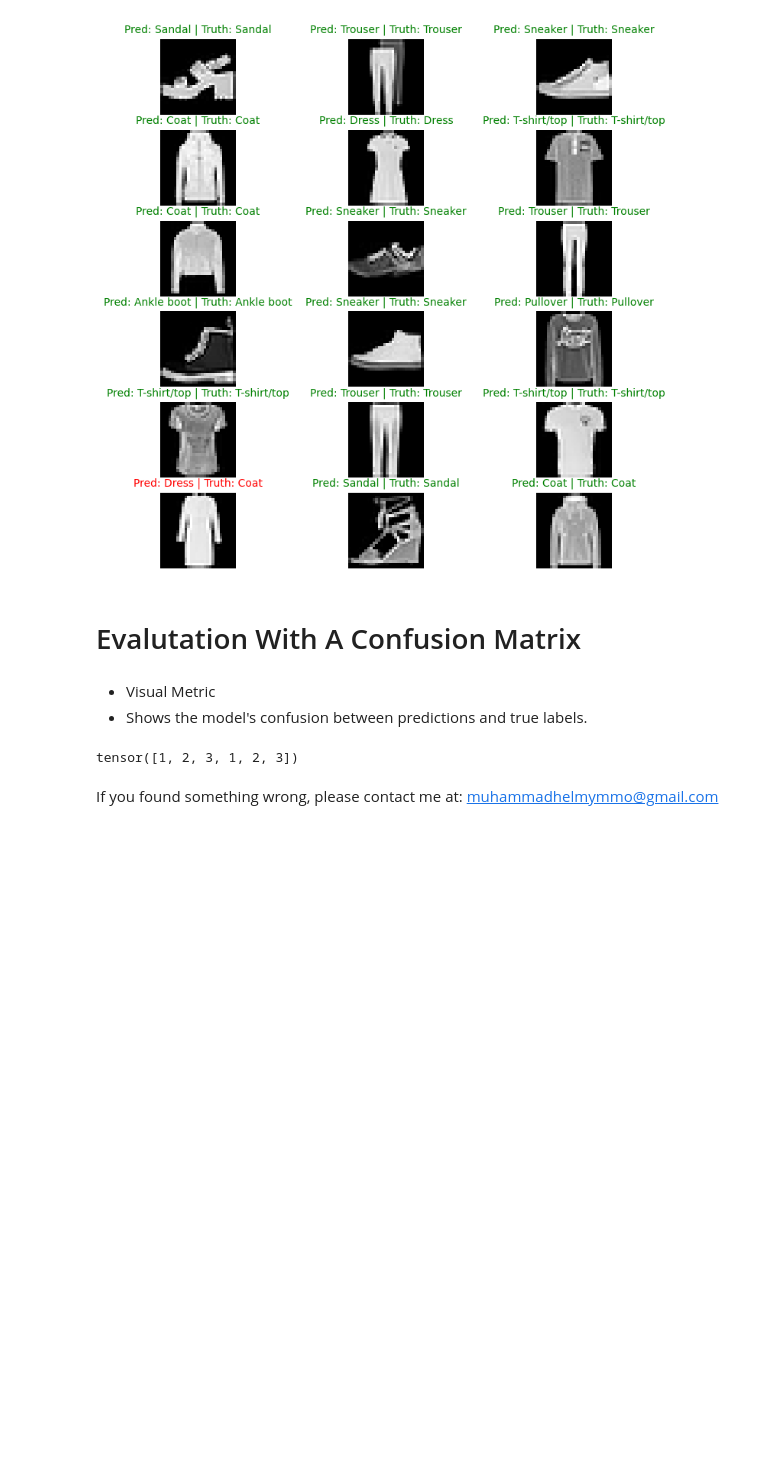
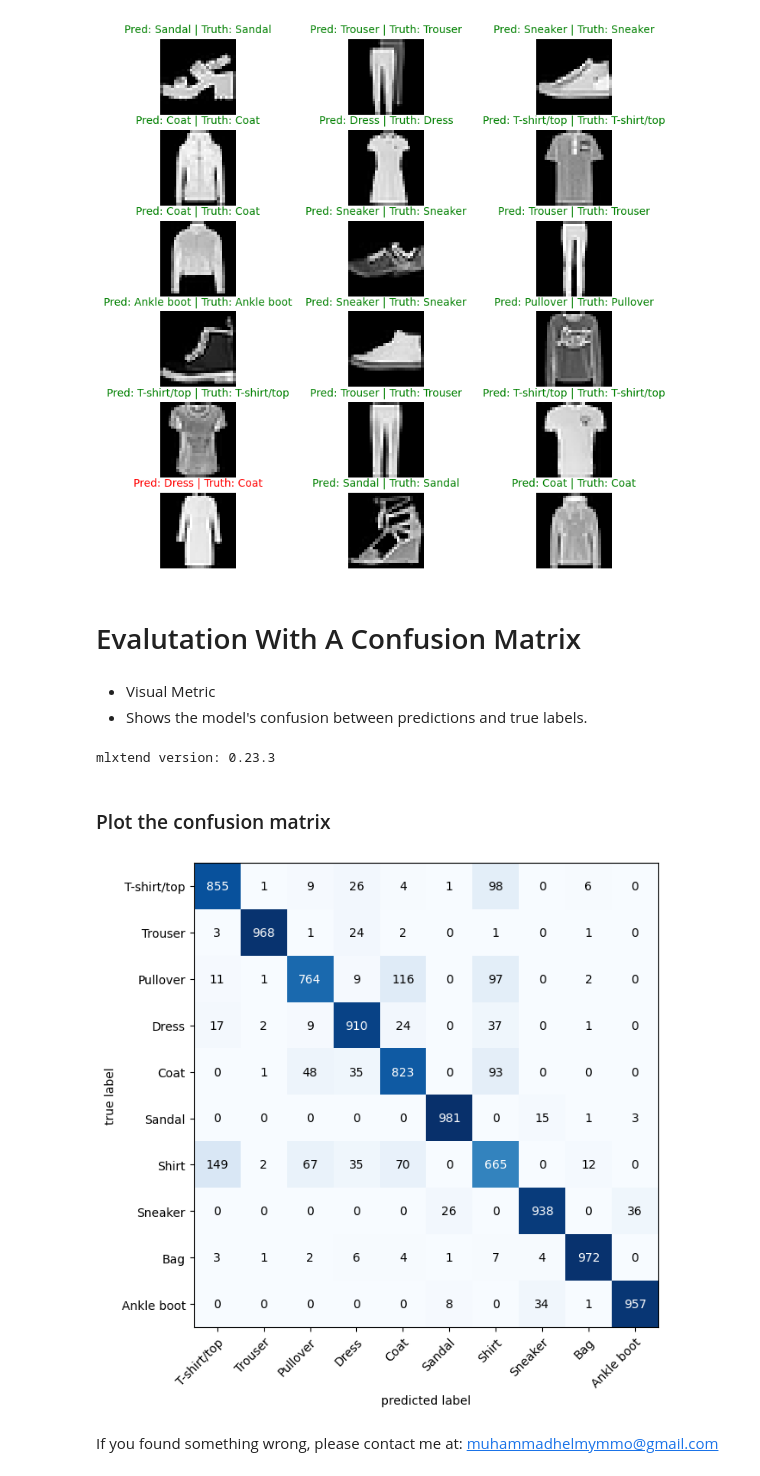
Before and after one commit to MuhammadHelmyOmar/PyTorch_Projects, a Jupyter notebook: Computer_Vision.ipynb, the cells around one changed output. Cells and saved outputs as stored; diff of their text form; code cells hidden in the pictures; blank space fills up the shorter version.

```diff
--- a/Computer_Vision.ipynb
+++ b/Computer_Vision.ipynb
@@ -1261,4 +1257,16 @@ gg = torch.cat([g1,g2])
-# %%
-gg
-# %% [output]
-tensor([1, 2, 3, 1, 2, 3])
+# %%
+# Install functions needed for instantiating and visualizing the confusion matrix
+
+try:
+    # Check if the right version exists
+    import torchmetrics, mlxtend
+    print(f"mlxtend version: {mlxtend.__version__}")
+    assert int(mlxtend.__version__.split('.')[1]) >= 19 # This version is necessary
+except:
+    !pip install -q torchmetrics -U mlxtend
+    import torchmetrics, mlxtend
+    print(f"mlxtend version: {mlxtend.__version__}")
+# %% [output]
+mlxtend version: 0.23.3
+# %% [markdown]
+### Plot the confusion matrix
@@ -1265,2 +1276,14 @@ tensor([1, 2, 3, 1, 2, 3])
+# %%
+cmatrix = ConfusionMatrix(num_classes = len(class_names), task = "multiclass") # Instance of the confusion matrix
+cmatrix_tensor = cmatrix(preds = y_pred_tensor,
+                         target = test_data.targets)
+# %%
+fig, ax = plot_confusion_matrix(
+    conf_mat = cmatrix_tensor.numpy(),
+    class_names = class_names,
+    figsize = (10, 7)
+);
+# %% [output]
+[figure, added]
 # %% [markdown]
 If you found something wrong, please contact me at: muhammadhelmymmo@gmail.com
```
Also changed, not shown: parts of 8 cells of this notebook.
